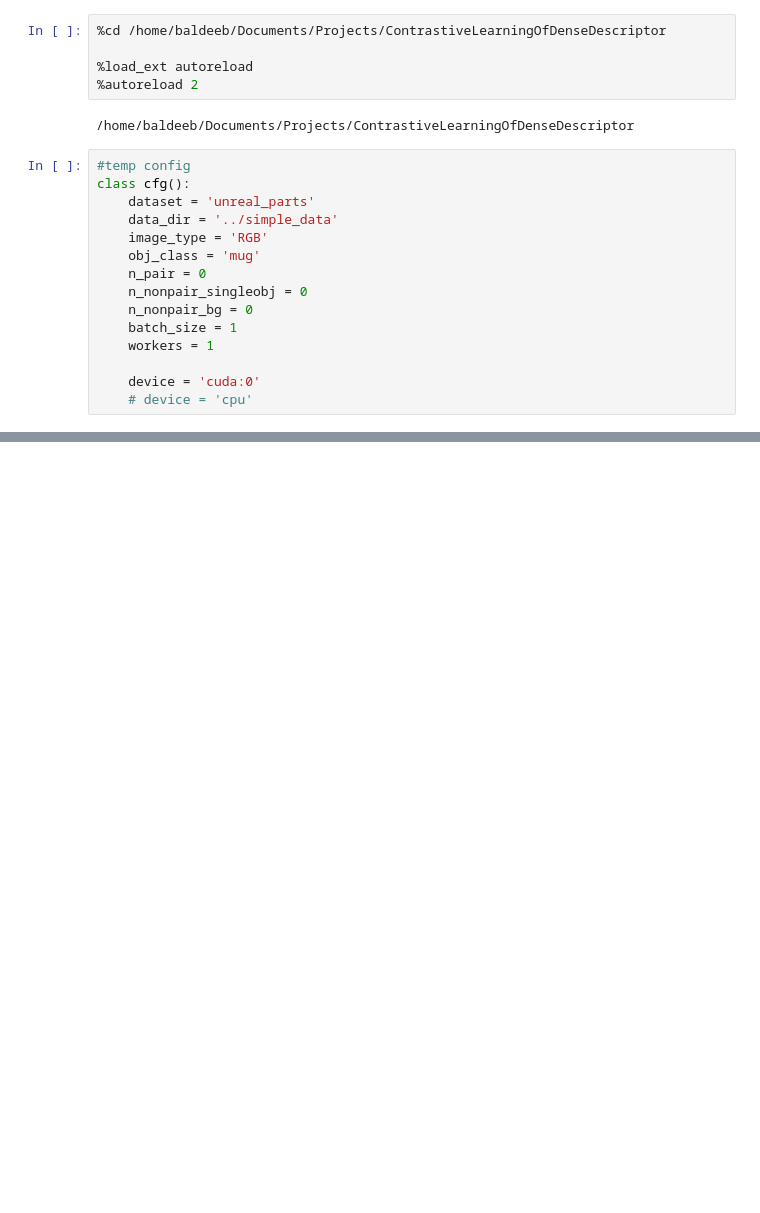
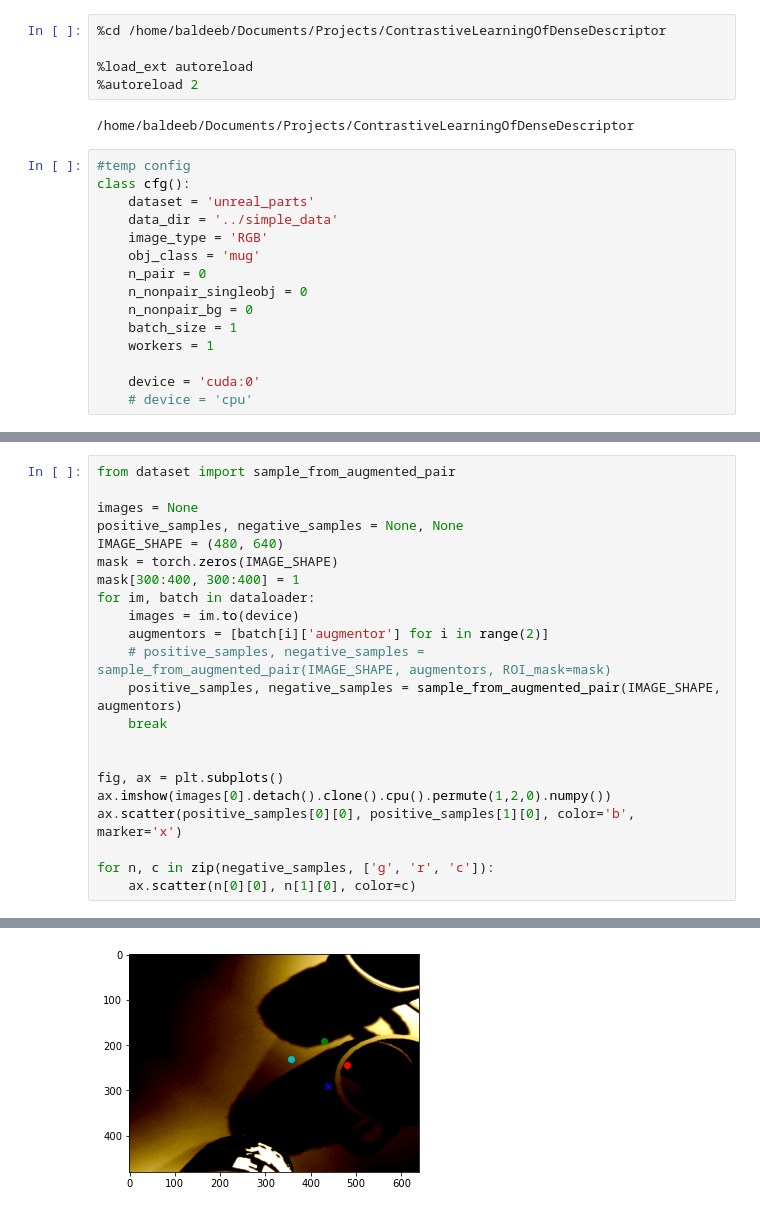
Before and after one commit to baldeeb/ContrastiveLearningOfDenseDescriptor, a Jupyter notebook: notebooks/general_sandbox.ipynb, the cells around one changed output, grey strips where cells are left out. Saved outputs shown, nothing was run; the diff lists cells and outputs as text; blank space fills up the shorter version.

```diff
--- a/notebooks/general_sandbox.ipynb
+++ b/notebooks/general_sandbox.ipynb
@@ -83,0 +78,23 @@ visualize(im, d)
+# %%
+from dataset import sample_from_augmented_pair
+
+images = None
+positive_samples, negative_samples = None, None
+IMAGE_SHAPE = (480, 640)
+mask = torch.zeros(IMAGE_SHAPE)
+mask[300:400, 300:400] = 1
+for im, batch in dataloader:
+    images = im.to(device)
+    augmentors = [batch[i]['augmentor'] for i in range(2)]
+    # positive_samples, negative_samples = sample_from_augmented_pair(IMAGE_SHAPE, augmentors, ROI_mask=mask)
+    positive_samples, negative_samples = sample_from_augmented_pair(IMAGE_SHAPE, augmentors)
+    break
+
+
+fig, ax = plt.subplots()
+ax.imshow(images[0].detach().clone().cpu().permute(1,2,0).numpy())
+ax.scatter(positive_samples[0][0], positive_samples[1][0], color='b', marker='x')
+
+for n, c in zip(negative_samples, ['g', 'r', 'c']):
+    ax.scatter(n[0][0], n[1][0], color=c)
+# %% [output]
@@ -83,0 +103 @@ visualize(im, d)
+[figure, added]
```
Also changed, not shown: parts of 3 cells of this notebook, 5 other files.
